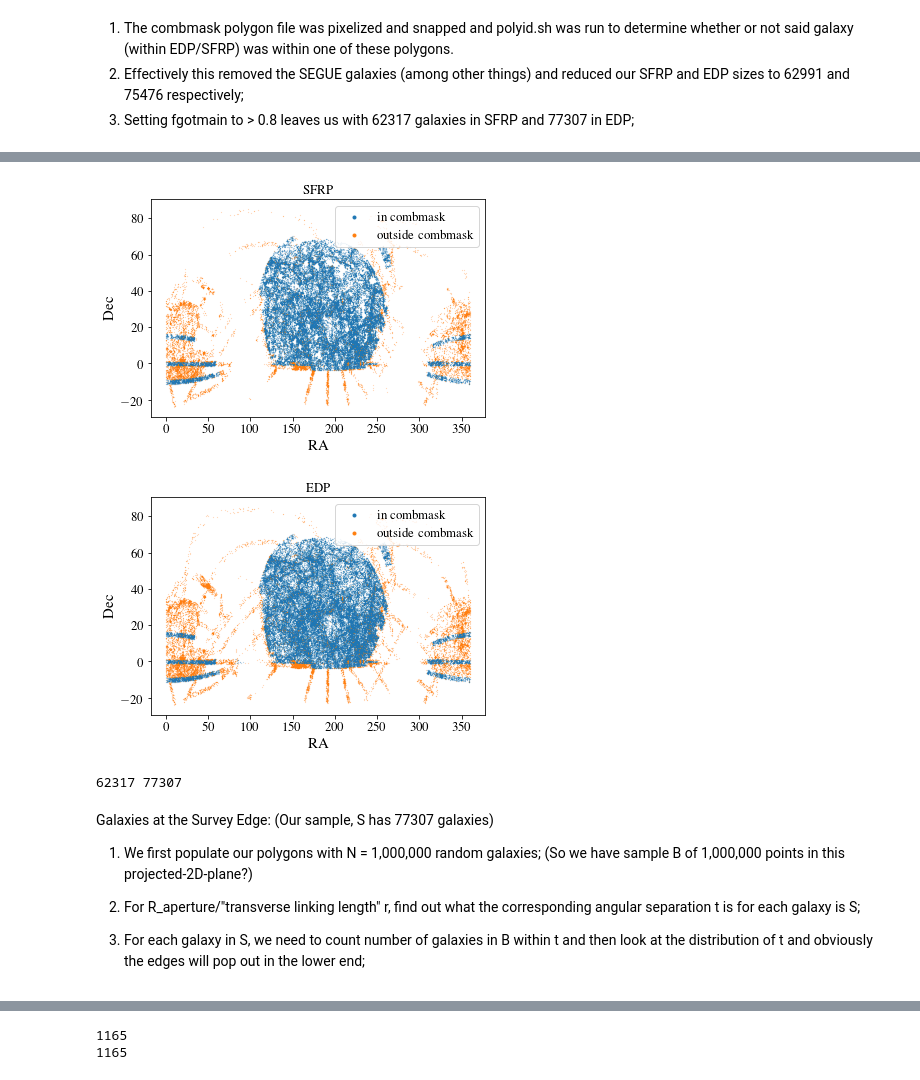
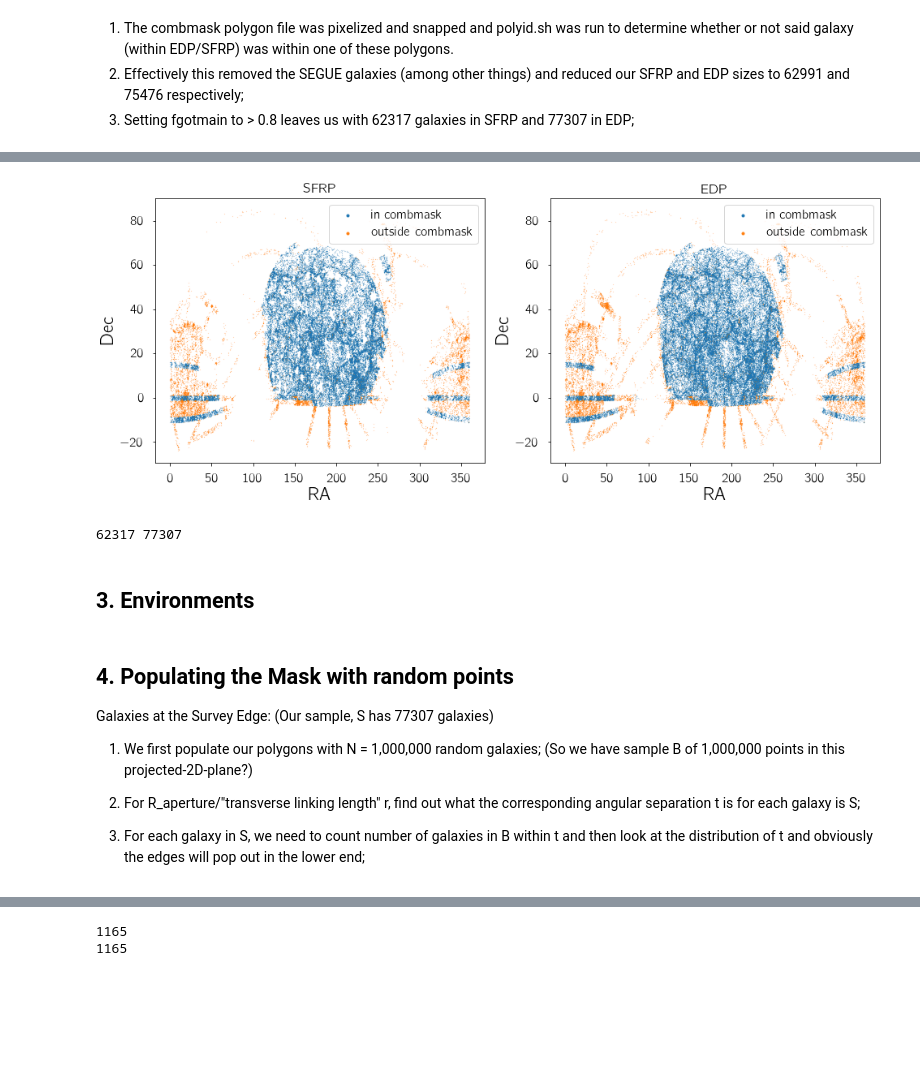
Before and after one commit to nityamd/SSFR_Env, a Jupyter notebook: notebooks/NASA Sloan Atlas Edge Effects.ipynb, the cells around one changed output, grey strips where cells are left out. Cells and saved outputs as stored; diff of their text form; code cells hidden in the pictures; blank space fills up the shorter version.

```diff
--- a/notebooks/NASA Sloan Atlas Edge Effects.ipynb
+++ b/notebooks/NASA Sloan Atlas Edge Effects.ipynb
@@ -83,19 +114,19 @@ file3.close()
 ra = np.asarray(d2['RA'])
 dec = np.asarray(d2['DEC'])
 nsa = np.asarray(d2['NSAID'])
-plt.scatter(ra,dec, s = 0.01)
-plt.xlabel('RA')
-plt.ylabel('DEC')
-plt.title('Original SFRP')
-plt.show()
+
+fig, [ax1, ax2] = plt.subplots(1, 2, figsize = (16,6))
+ax1.scatter(ra,dec, s = 0.01)
+ax1.set_xlabel('RA')
+ax1.set_ylabel('DEC')
+ax1.set_title('Original SFRP')
 
 
 ra2 = np.asarray(d3['RA'])
 dec2 = np.asarray(d3['DEC'])
 nsa2 = np.asarray(d3['NSAID'])
-plt.scatter(ra2,dec2, s = 0.01)
-plt.xlabel('RA')
-plt.ylabel('DEC')
-plt.title('Original EDP')
+ax2.scatter(ra2,dec2, s = 0.01)
+ax2.set_xlabel('RA')
+ax2.set_title('Original EDP')
 plt.show()
 # %% [output]
@@ -190,27 +223,27 @@ p_edp = np.asarray([h[j1][i][2] for i in range(len(h[j1]))])
 78174
 17463
 # %%
+#Plotting the results
 
-plt.scatter(rap[i1],decp[i1], s = 0.01, label = 'in combmask')
-plt.scatter(rap[i2],decp[i2], s = 0.01, label = 'outside combmask')
-plt.xlabel('RA')
-plt.ylabel('Dec')
-plt.title('SFRP')
-plt.legend(loc = 1, markerscale = 30)
-plt.savefig('new_sfrp.pdf')
+fig, [ax1, ax2] = plt.subplots(1, 2, figsize=(16,6))
+ax1.scatter(rap[i1], decp[i1], s = 0.01, label = 'in combmask')
+ax1.scatter(rap[i2], decp[i2], s = 0.01, label = 'outside combmask')
+ax1.set_xlabel('RA')
+ax1.set_ylabel('Dec')
+ax1.set_title('SFRP')
+ax1.legend(loc = 1, markerscale = 30)
+#plt.savefig('new_sfrp.pdf')
+
+ax2.scatter(raq[j1], decq[j1], s = 0.01, label = 'in combmask')
+ax2.scatter(raq[j2], decq[j2], s = 0.01, label = 'outside combmask')
+ax2.set_xlabel('RA')
+ax2.set_ylabel('Dec')
+ax2.set_title('EDP')
+lgnd = plt.legend(loc = 1, markerscale = 30)
+#plt.savefig('new_edp.pdf')
 plt.show()
-
-plt.scatter(raq[j1],decq[j1], s = 0.01, label = 'in combmask')
-plt.scatter(raq[j2],decq[j2], s = 0.01, label = 'outside combmask')
-plt.xlabel('RA')
-plt.ylabel('Dec')
-plt.title('EDP')
-lgnd = plt.legend(loc = 1, markerscale = 30)
-plt.savefig('new_edp.pdf')
-plt.show()
 # %% [output]
-[figure, old version]
+[figure, new version]
-[figure, removed]
 # %%
 #Checking if the RA-Dec's match up;
 
@@ -251,0 +263,2 @@ print(len(c2),len(c3))
+# %% [markdown]
+<h2> 3. Environments </h2>
@@ -252,4 +288,7 @@ print(len(c2),len(c3))
 # %% [markdown]
+<h2> 4. Populating the Mask with random points </h2>
+
+
 Galaxies at the Survey Edge: (Our sample, S has 77307 galaxies)
 
 1. We first populate our polygons with N = 1,000,000 random galaxies; (So we have sample B of 1,000,000 points in this projected-2D-plane?)
```
Also changed, not shown: parts of 39 cells of this notebook, 6 other files.
